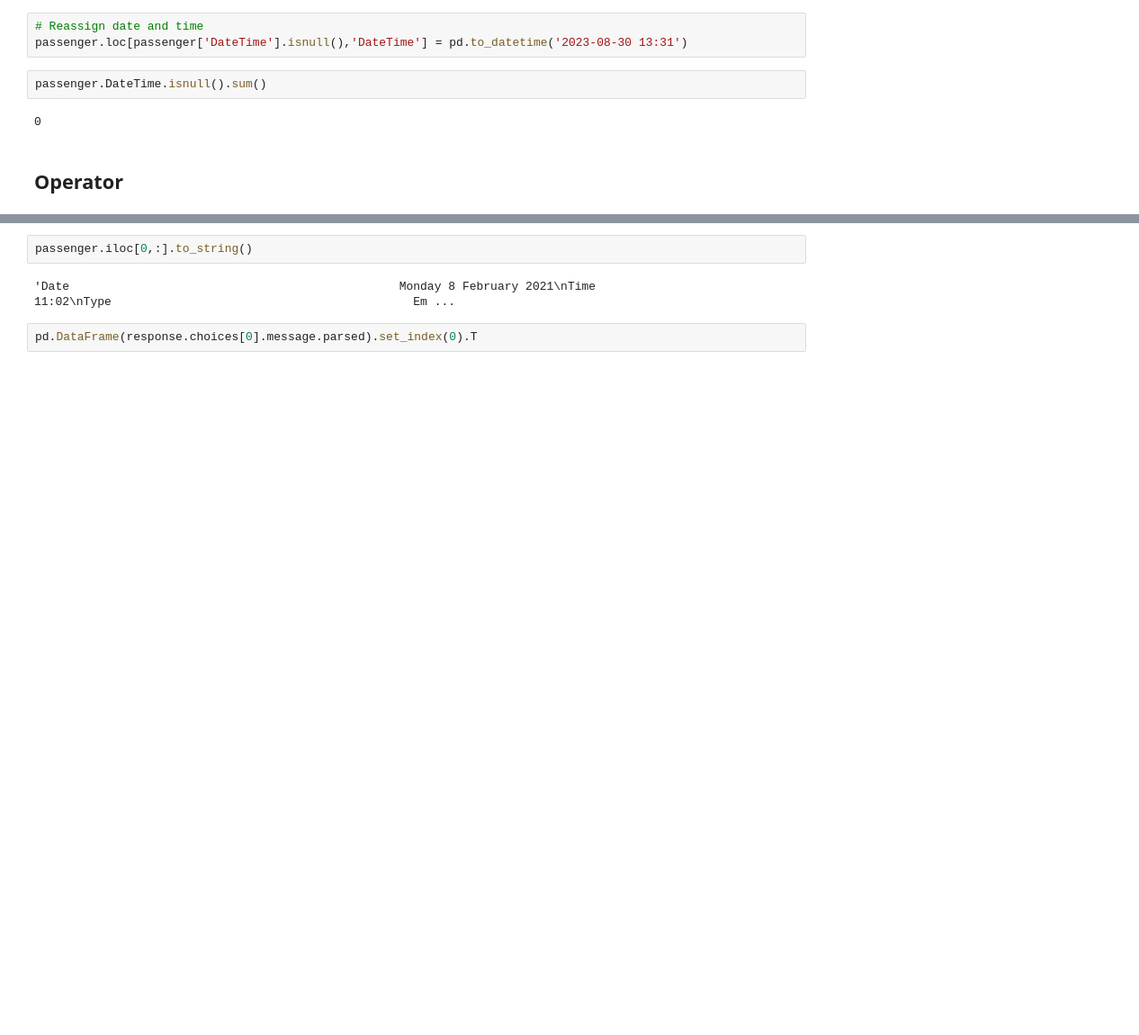
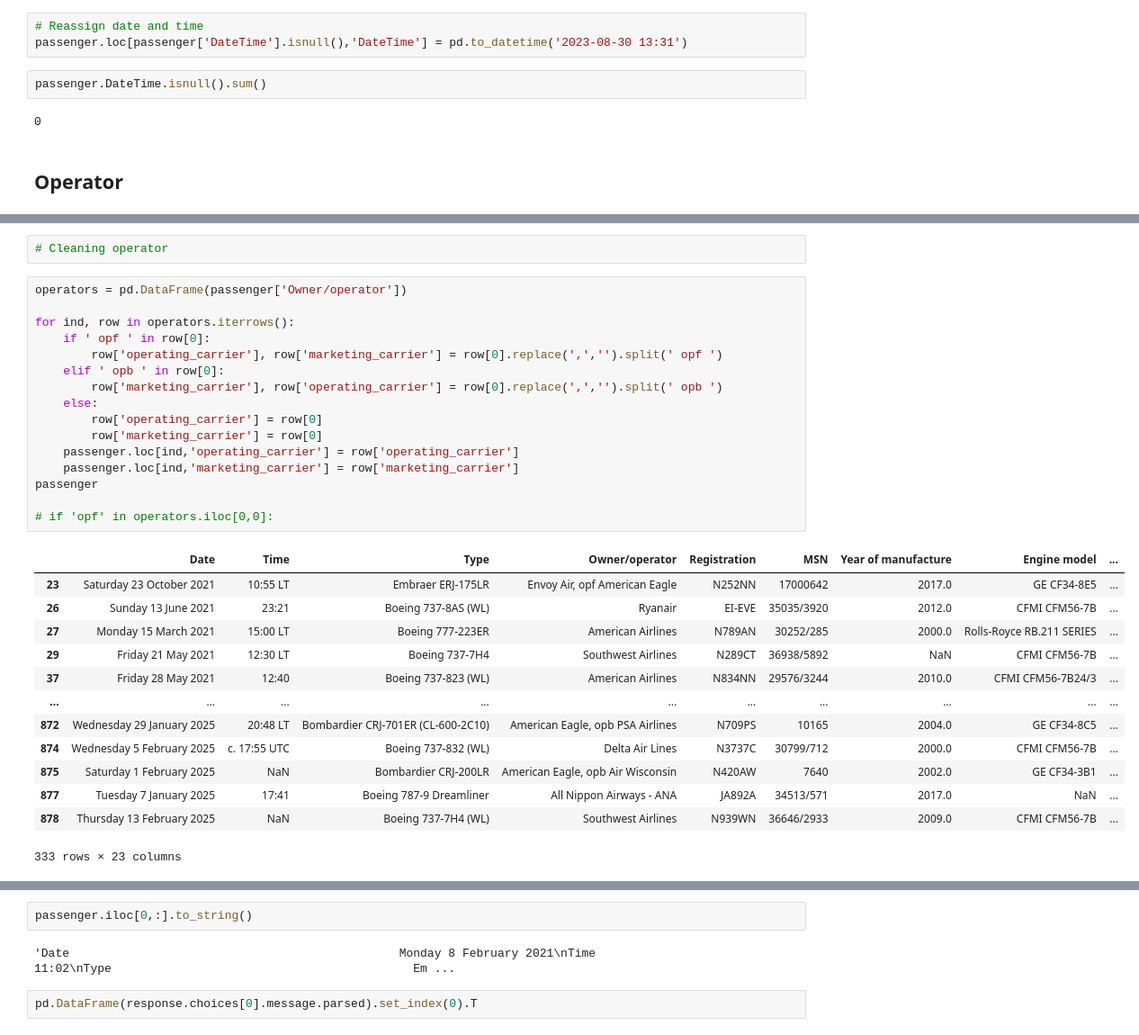
Before and after one commit to kwonowk/aviation-safety, a Jupyter notebook: aviation_incidents.ipynb, the cells around one changed output, grey strips where cells are left out. Shown at 90% size. Saved outputs shown, nothing was run; the diff lists cells and outputs as text; blank space fills up the shorter version.

```diff
--- a/aviation_incidents.ipynb
+++ b/aviation_incidents.ipynb
@@ -245,3 +242,35 @@ Name: 20, dtype: object
+# %%
+# Cleaning operator
+# %%
+operators = pd.DataFrame(passenger['Owner/operator'])
+
+for ind, row in operators.iterrows():
+    if ' opf ' in row[0]:
+        row['operating_carrier'], row['marketing_carrier'] = row[0].replace(',','').split(' opf ')
+    elif ' opb ' in row[0]:
+        row['marketing_carrier'], row['operating_carrier'] = row[0].replace(',','').split(' opb ')
+    else:
+        row['operating_carrier'] = row[0]
+        row['marketing_carrier'] = row[0]
+    passenger.loc[ind,'operating_carrier'] = row['operating_carrier']
+    passenger.loc[ind,'marketing_carrier'] = row['marketing_carrier']
+passenger
+
+# if 'opf' in operators.iloc[0,0]:
+# %% [output]
+|  | Date | Time | Type | Owner/operator | Registration | MSN | Year of manufacture | Engine model | ... |
+| 23 | Saturday 23 October 2021 | 10:55 LT | Embraer ERJ-175LR | Envoy Air, opf American Eagle | N252NN | 17000642 | 2017.0 | GE CF34-8E5 | ... |
+| 26 | Sunday 13 June 2021 | 23:21 | Boeing 737-8AS (WL) | Ryanair | EI-EVE | 35035/3920 | 2012.0 | CFMI CFM56-7B | ... |
+| 27 | Monday 15 March 2021 | 15:00 LT | Boeing 777-223ER | American Airlines | N789AN | 30252/285 | 2000.0 | Rolls-Royce RB.211 SERIES | ... |
+| 29 | Friday 21 May 2021 | 12:30 LT | Boeing 737-7H4 | Southwest Airlines | N289CT | 36938/5892 | NaN | CFMI CFM56-7B | ... |
+| 37 | Friday 28 May 2021 | 12:40 | Boeing 737-823 (WL) | American Airlines | N834NN | 29576/3244 | 2010.0 | CFMI CFM56-7B24/3 | ... |
+| ... | ... | ... | ... | ... | ... | ... | ... | ... | ... |
+| 872 | Wednesday 29 January 2025 | 20:48 LT | Bombardier CRJ-701ER (CL-600-2C10) | American Eagle, opb PSA Airlines | N709PS | 10165 | 2004.0 | GE CF34-8C5 | ... |
+| 874 | Wednesday 5 February 2025 | c. 17:55 UTC | Boeing 737-832 (WL) | Delta Air Lines | N3737C | 30799/712 | 2000.0 | CFMI CFM56-7B | ... |
+| 875 | Saturday 1 February 2025 | NaN | Bombardier CRJ-200LR | American Eagle, opb Air Wisconsin | N420AW | 7640 | 2002.0 | GE CF34-3B1 | ... |
+| 877 | Tuesday 7 January 2025 | 17:41 | Boeing 787-9 Dreamliner | All Nippon Airways - ANA | JA892A | 34513/571 | 2017.0 | NaN | ... |
+| 878 | Thursday 13 February 2025 | NaN | Boeing 737-7H4 (WL) | Southwest Airlines | N939WN | 36646/2933 | 2009.0 | CFMI CFM56-7B | ... |
+333 rows × 23 columns
 # %%
 from pydantic import BaseModel
 from enum import Enum
```
Also changed, not shown: parts of 9 cells of this notebook.
